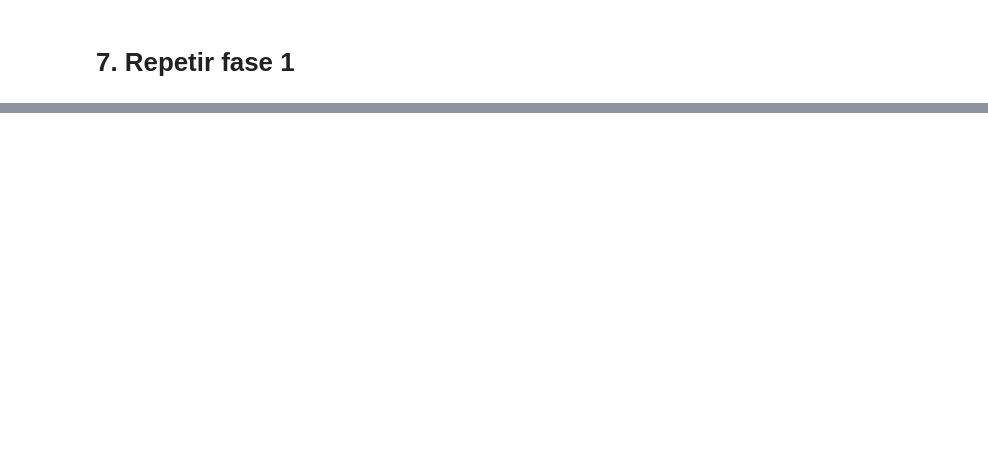
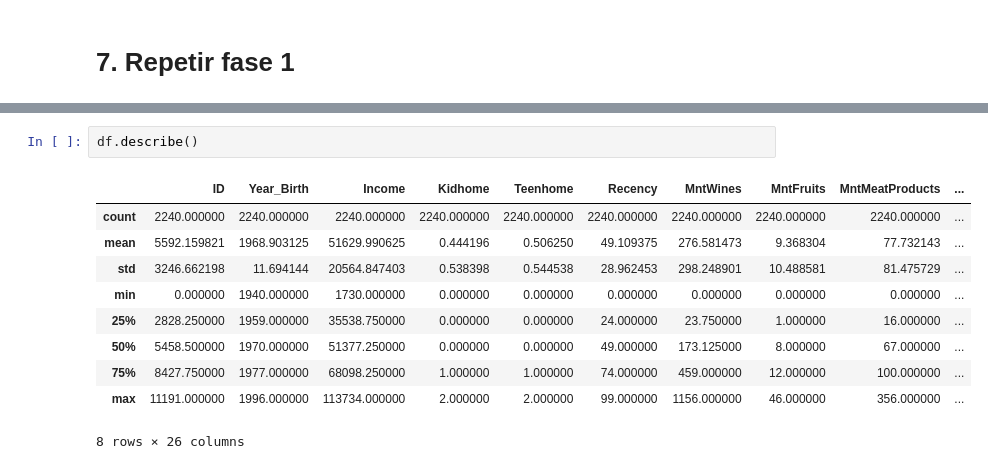
Before and after one commit to Giovanni2414/analytics-solutions-portfolio, a Jupyter notebook: Codigo/ExploratoryDataAnalysis.ipynb, the cells around one changed output, grey strips where cells are left out. Drawn from its saved outputs; the diff is of its cells as text; blank space fills up the shorter version.

```diff
--- a/Codigo/ExploratoryDataAnalysis.ipynb
+++ b/Codigo/ExploratoryDataAnalysis.ipynb
@@ -358,0 +437,13 @@ dtype: object
+# %%
+df.describe()
+# %% [output]
+|  | ID | Year_Birth | Income | Kidhome | Teenhome | Recency | MntWines | MntFruits | MntMeatProducts | ... |
+| count | 2240.000000 | 2240.000000 | 2240.000000 | 2240.000000 | 2240.000000 | 2240.000000 | 2240.000000 | 2240.000000 | 2240.000000 | ... |
+| mean | 5592.159821 | 1968.903125 | 51629.990625 | 0.444196 | 0.506250 | 49.109375 | 276.581473 | 9.368304 | 77.732143 | ... |
+| std | 3246.662198 | 11.694144 | 20564.847403 | 0.538398 | 0.544538 | 28.962453 | 298.248901 | 10.488581 | 81.475729 | ... |
+| min | 0.000000 | 1940.000000 | 1730.000000 | 0.000000 | 0.000000 | 0.000000 | 0.000000 | 0.000000 | 0.000000 | ... |
+| 25% | 2828.250000 | 1959.000000 | 35538.750000 | 0.000000 | 0.000000 | 24.000000 | 23.750000 | 1.000000 | 16.000000 | ... |
+| 50% | 5458.500000 | 1970.000000 | 51377.250000 | 0.000000 | 0.000000 | 49.000000 | 173.125000 | 8.000000 | 67.000000 | ... |
+| 75% | 8427.750000 | 1977.000000 | 68098.250000 | 1.000000 | 1.000000 | 74.000000 | 459.000000 | 12.000000 | 100.000000 | ... |
+| max | 11191.000000 | 1996.000000 | 113734.000000 | 2.000000 | 2.000000 | 99.000000 | 1156.000000 | 46.000000 | 356.000000 | ... |
+8 rows × 26 columns
```
Also changed, not shown: parts of 11 cells of this notebook.
